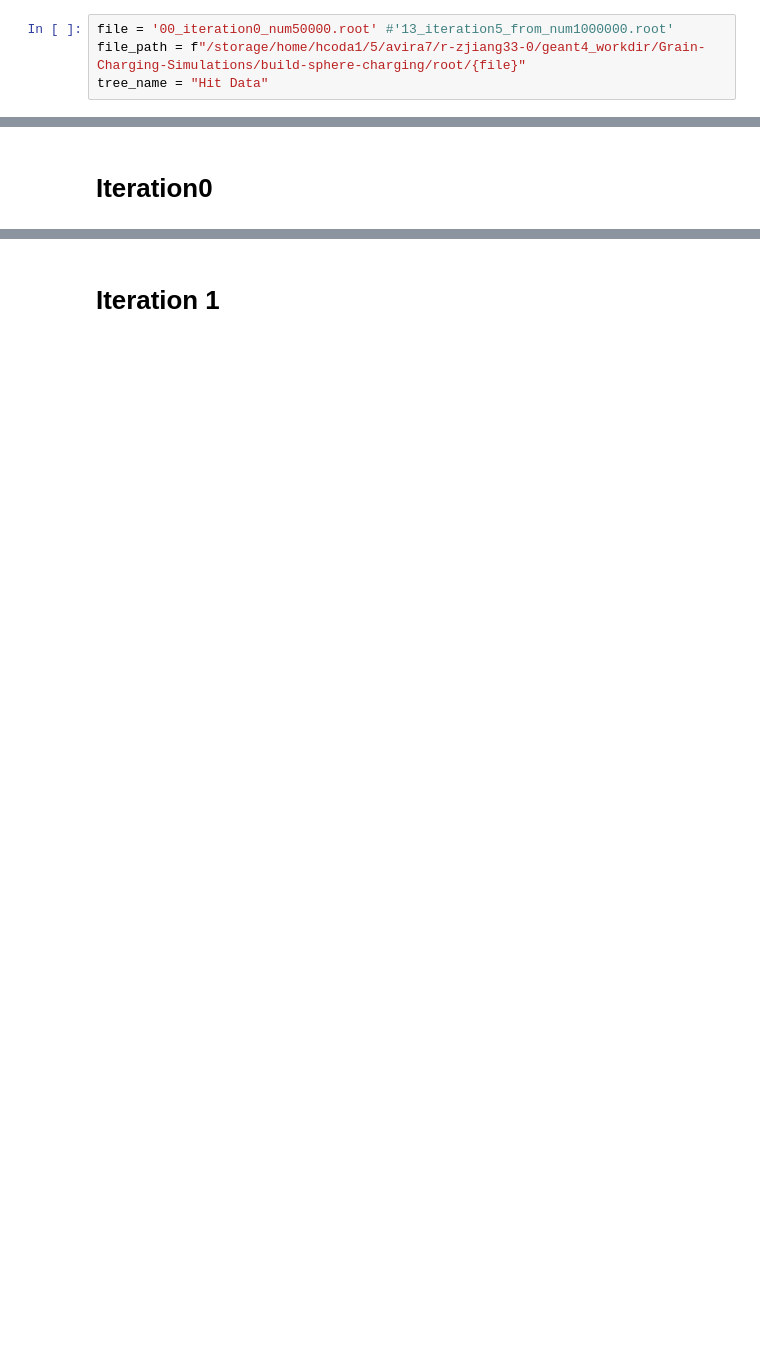
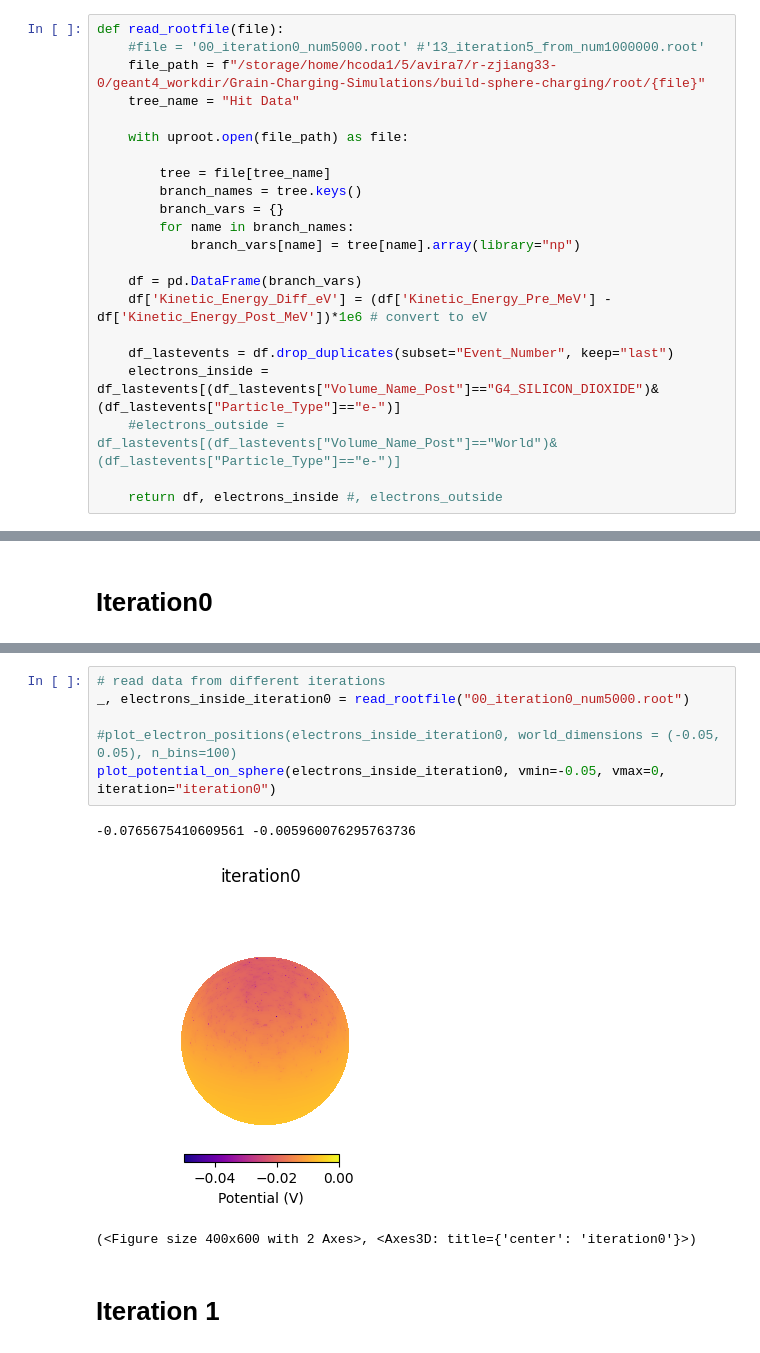
Before and after one commit to kgandhi63/g4chargeit, a Jupyter notebook: analysis/analysis-rootfiles.ipynb, the cells around one changed output, grey strips where cells are left out. Saved outputs shown, nothing was run; the diff lists cells and outputs as text; blank space fills up the shorter version.

```diff
--- a/analysis/analysis-rootfiles.ipynb
+++ b/analysis/analysis-rootfiles.ipynb
@@ -5,7 +6,25 @@ from matplotlib.colors import LogNorm
 import numpy as np
 import matplotlib.pyplot as plt
 import pandas as pd
-# %%
-file = '00_iteration0_num50000.root' #'13_iteration5_from_num1000000.root'
-file_path = f"/storage/home/hcoda1/5/avira7/r-zjiang33-0/geant4_workdir/Grain-Charging-Simulations/build-sphere-charging/root/{file}"
-tree_name = "Hit Data"
+# %%
+def read_rootfile(file):
+    #file = '00_iteration0_num5000.root' #'13_iteration5_from_num1000000.root'
+    file_path = f"/storage/home/hcoda1/5/avira7/r-zjiang33-0/geant4_workdir/Grain-Charging-Simulations/build-sphere-charging/root/{file}"
+    tree_name = "Hit Data"
+
+    with uproot.open(file_path) as file:
+
+        tree = file[tree_name]
+        branch_names = tree.keys()
+        branch_vars = {}
+        for name in branch_names:
+            branch_vars[name] = tree[name].array(library="np")
+
+    df = pd.DataFrame(branch_vars)
+    df['Kinetic_Energy_Diff_eV'] = (df['Kinetic_Energy_Pre_MeV'] - df['Kinetic_Energy_Post_MeV'])*1e6 # convert to eV
+
+    df_lastevents = df.drop_duplicates(subset="Event_Number", keep="last")
+    electrons_inside = df_lastevents[(df_lastevents["Volume_Name_Post"]=="G4_SILICON_DIOXIDE")&(df_lastevents["Particle_Type"]=="e-")]
+    #electrons_outside = df_lastevents[(df_lastevents["Volume_Name_Post"]=="World")&(df_lastevents["Particle_Type"]=="e-")]
+
+    return df, electrons_inside #, electrons_outside
@@ -126,2 +134,12 @@ plt.show()
+# %%
+# read data from different iterations
+_, electrons_inside_iteration0 = read_rootfile("00_iteration0_num5000.root")
+
+#plot_electron_positions(electrons_inside_iteration0, world_dimensions = (-0.05, 0.05), n_bins=100)
+plot_potential_on_sphere(electrons_inside_iteration0, vmin=-0.05, vmax=0, iteration="iteration0")
+# %% [output]
+-0.0765675410609561 -0.005960076295763736
+[figure, added]
+(<Figure size 400x600 with 2 Axes>, <Axes3D: title={'center': 'iteration0'}>)
 # %% [markdown]
 # Iteration 1
```
Also changed, not shown: parts of 16 cells of this notebook, 33 other files.
